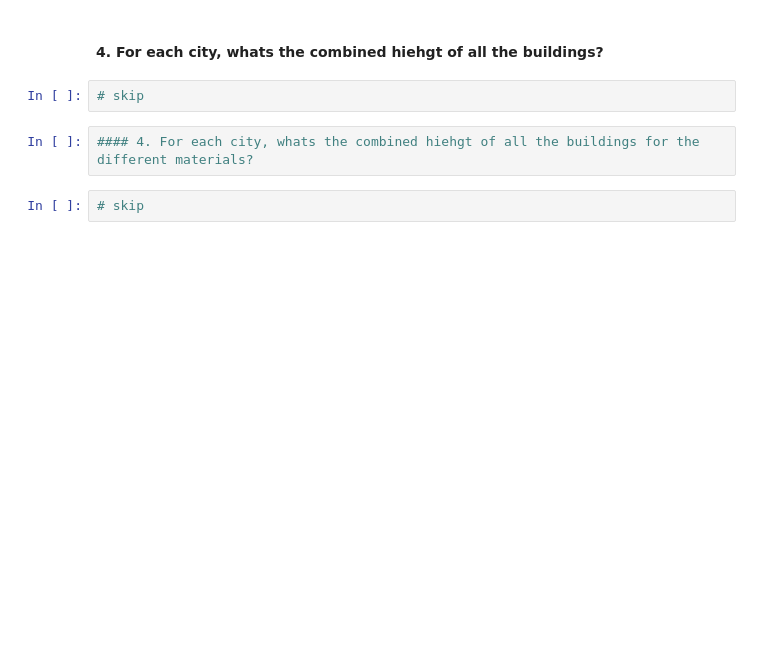
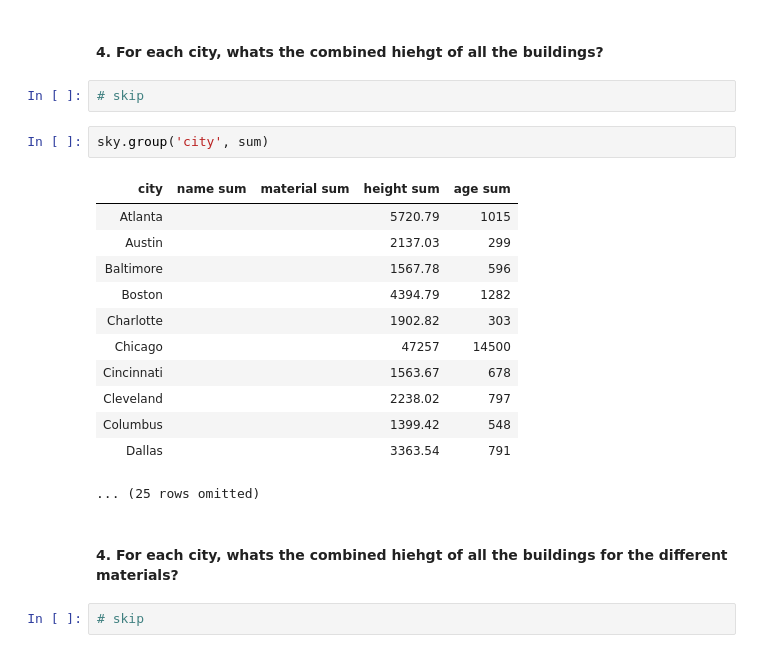
Before and after one commit to BC-COMS-1016/materials-sp22, a Jupyter notebook: demos/Lecture_8.ipynb, the cells around one changed output. Drawn from its saved outputs; the diff is of its cells as text; blank space fills up the shorter version.

```diff
--- a/demos/Lecture_8.ipynb
+++ b/demos/Lecture_8.ipynb
@@ -64,7 +183,22 @@ sky.group(['city', 'material'], max)
 #### 4. For each city, whats the combined hiehgt of all the buildings?
 # %%
 # skip
-# %%
-#### 4. For each city, whats the combined hiehgt of all the buildings for the different materials?
+# %%
+sky.group('city', sum)
+# %% [output]
+| city | name sum | material sum | height sum | age sum |
+| Atlanta |  |  | 5720.79 | 1015 |
+| Austin |  |  | 2137.03 | 299 |
+| Baltimore |  |  | 1567.78 | 596 |
+| Boston |  |  | 4394.79 | 1282 |
+| Charlotte |  |  | 1902.82 | 303 |
+| Chicago |  |  | 47257 | 14500 |
+| Cincinnati |  |  | 1563.67 | 678 |
+| Cleveland |  |  | 2238.02 | 797 |
+| Columbus |  |  | 1399.42 | 548 |
+| Dallas |  |  | 3363.54 | 791 |
+... (25 rows omitted)
+# %% [markdown]
+#### 4. For each city, whats the combined hiehgt of all the buildings for the different materials?
 # %%
 # skip
```
Also changed, not shown: parts of 40 cells of this notebook.
